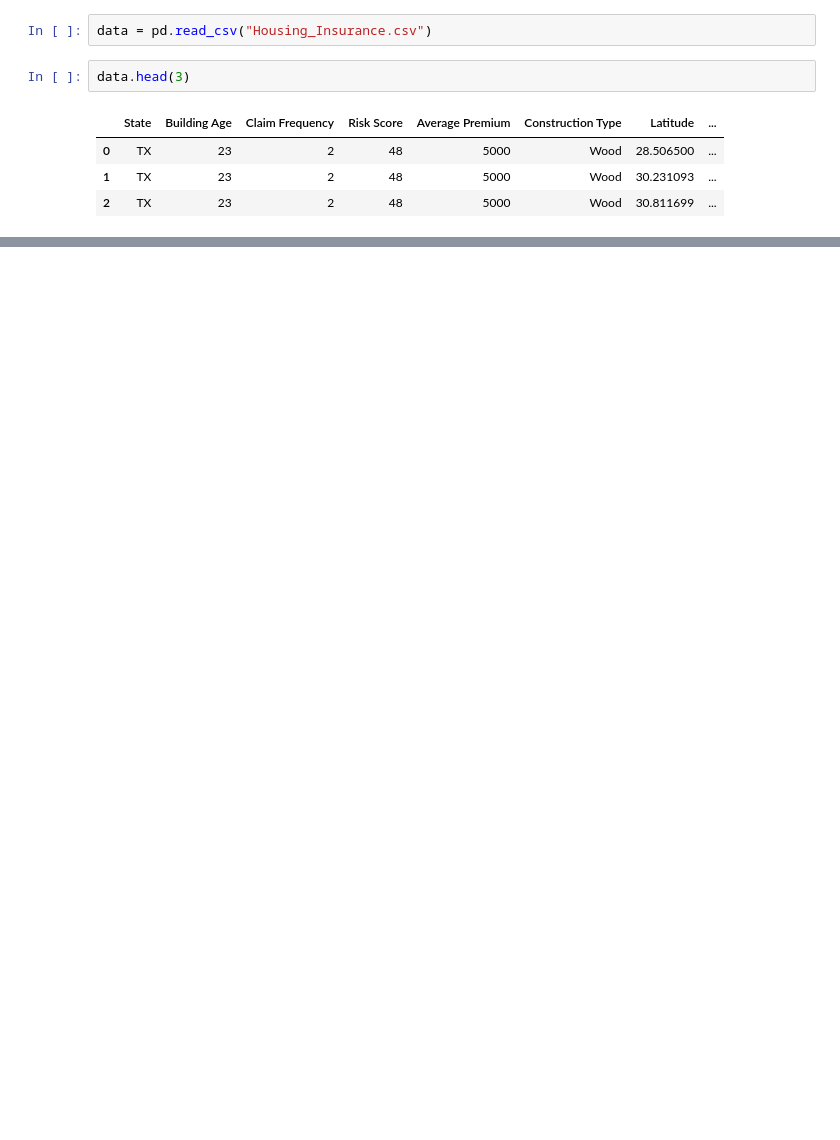
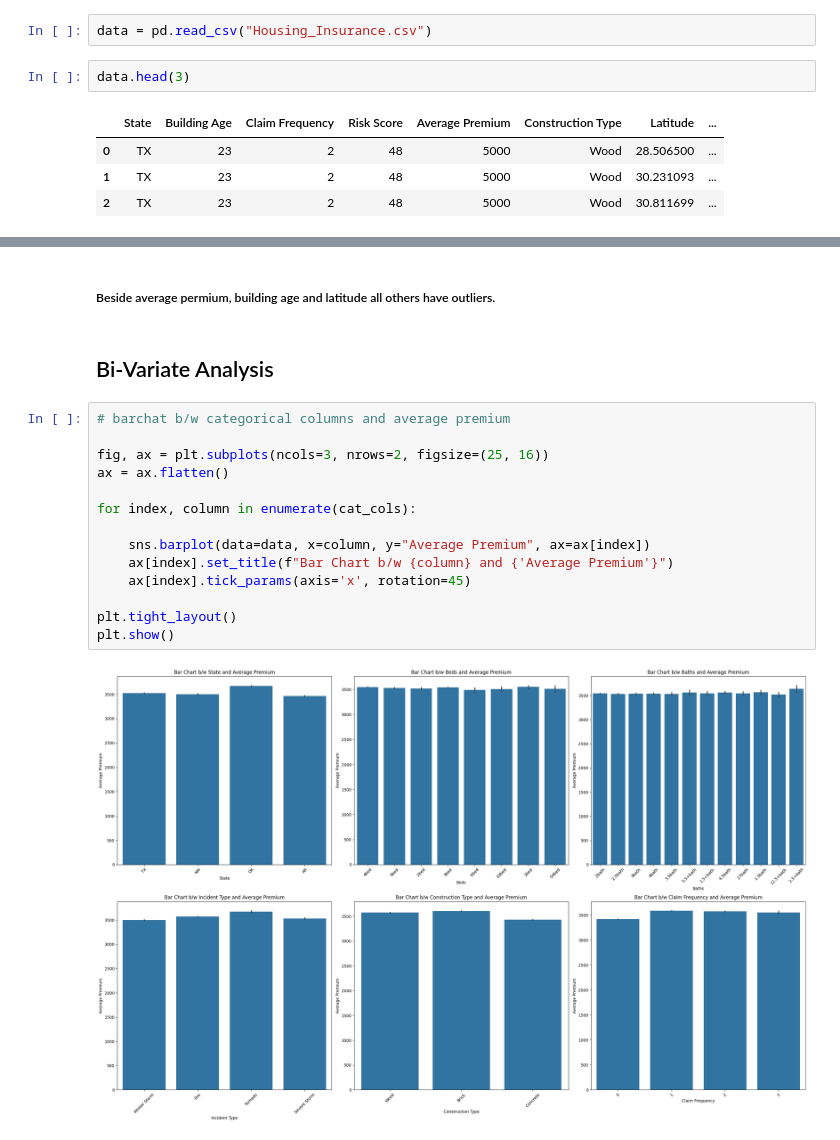
Before and after one commit to Lazygeniusbilal/Exploratory-Data-Analysis-Insurance-, a Jupyter notebook: Exploratory_data_analysis.ipynb, the cells around one changed output, grey strips where cells are left out. Cells and saved outputs as stored; diff of their text form; blank space fills up the shorter version.

```diff
--- a/Exploratory_data_analysis.ipynb
+++ b/Exploratory_data_analysis.ipynb
@@ -47,0 +170,20 @@ data["Average Premium"].value_counts().plot(kind="hist")
+# %% [markdown]
+##### Beside average permium, building age and latitude all others have outliers.
+# %% [markdown]
+## Bi-Variate Analysis
+# %%
+# barchat b/w categorical columns and average premium
+
+fig, ax = plt.subplots(ncols=3, nrows=2, figsize=(25, 16))
+ax = ax.flatten()
+
+for index, column in enumerate(cat_cols):
+
+    sns.barplot(data=data, x=column, y="Average Premium", ax=ax[index])
+    ax[index].set_title(f"Bar Chart b/w {column} and {'Average Premium'}")
+    ax[index].tick_params(axis='x', rotation=45)
+
+plt.tight_layout()
+plt.show()
+# %% [output]
+[figure, added]
```
Also changed, not shown: parts of 40 cells of this notebook.
